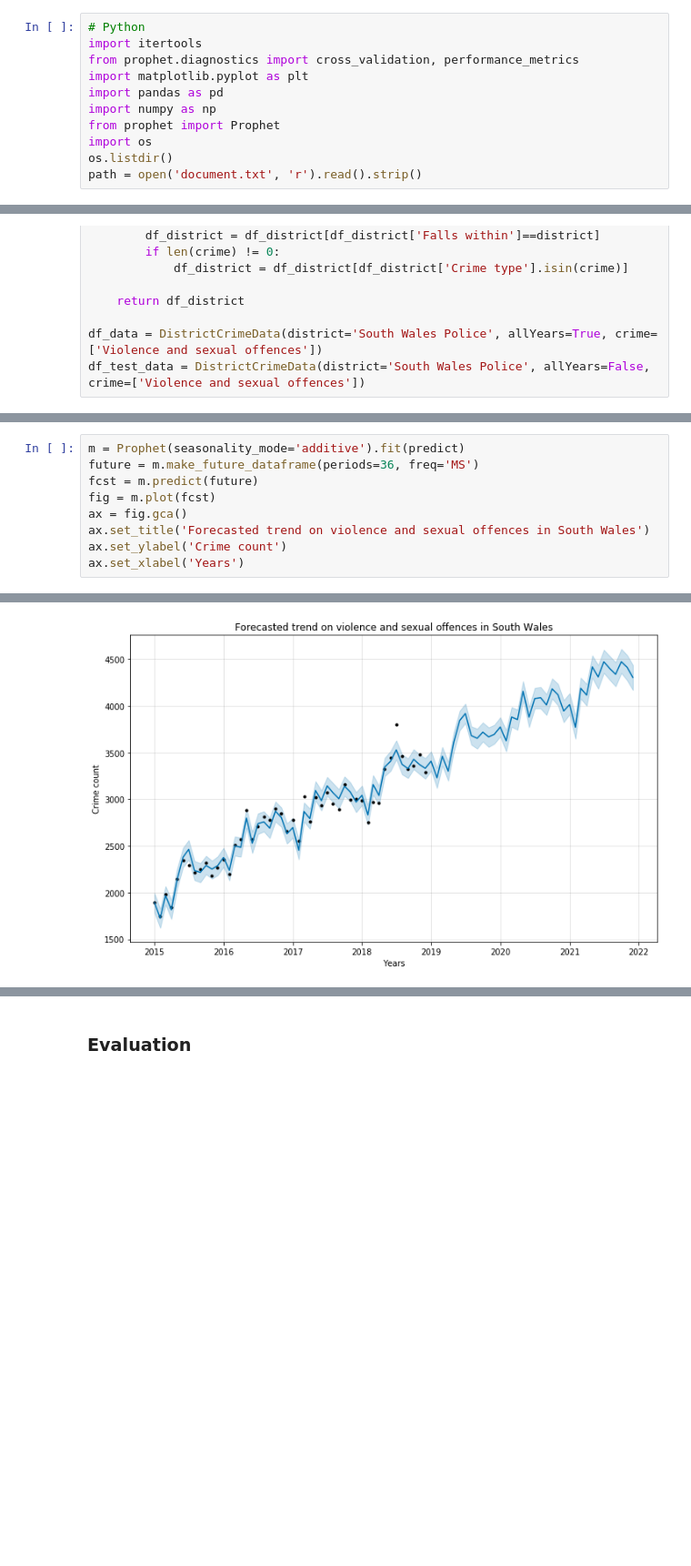
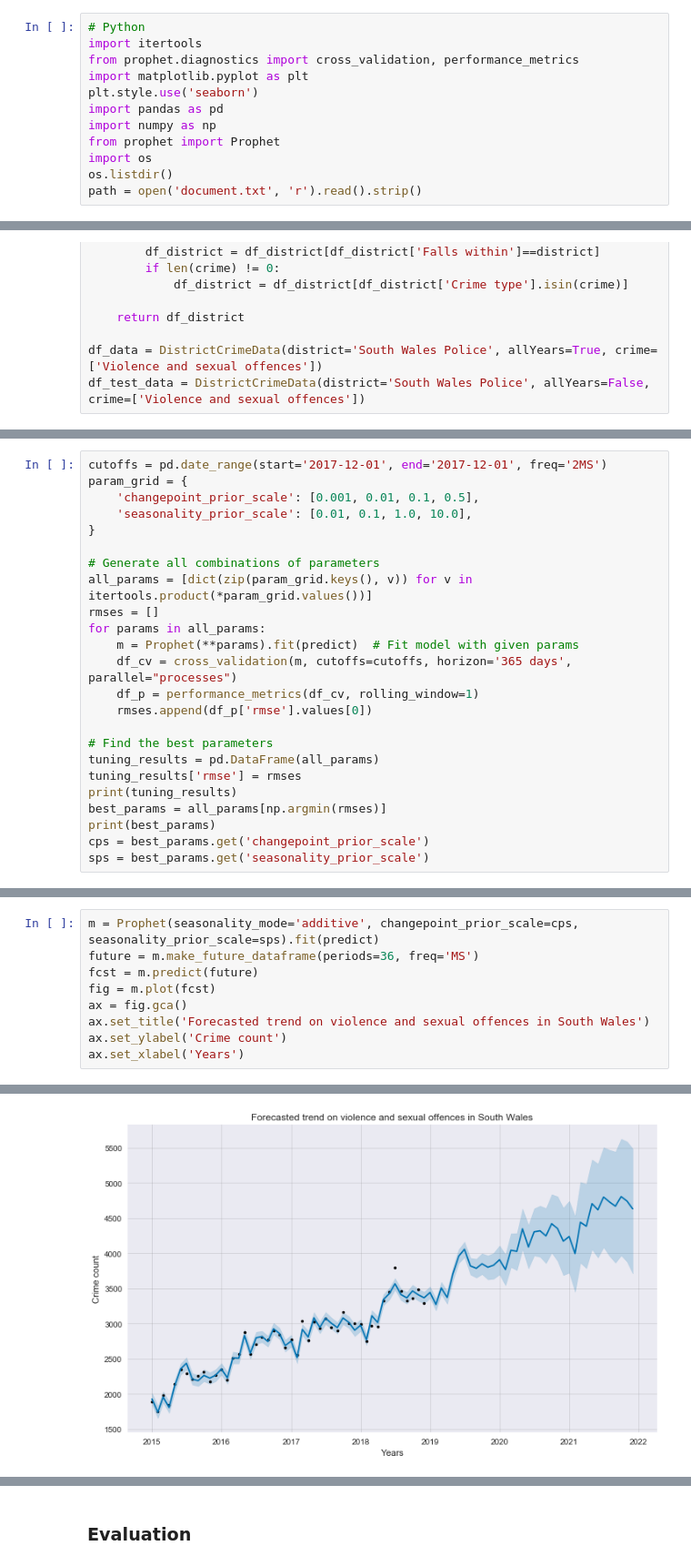
Before and after one commit to Dazai1623818/Datachallenge-2, a Jupyter notebook: Prophet.ipynb, the cells around one changed output, grey strips where cells are left out. Shown: that part at 91% size. Saved outputs shown, nothing was run; the diff lists cells and outputs as text; blank space fills up the shorter version.

```diff
--- a/Prophet.ipynb
+++ b/Prophet.ipynb
@@ -3,6 +3,7 @@
 import itertools
 from prophet.diagnostics import cross_validation, performance_metrics
 import matplotlib.pyplot as plt
+plt.style.use('seaborn')
 import pandas as pd
 import numpy as np
 from prophet import Prophet
@@ -94,0 +89,24 @@ predict['ds'] = pd.to_datetime(predict['ds'])
+# %%
+cutoffs = pd.date_range(start='2017-12-01', end='2017-12-01', freq='2MS')
+param_grid = {
+    'changepoint_prior_scale': [0.001, 0.01, 0.1, 0.5],
+    'seasonality_prior_scale': [0.01, 0.1, 1.0, 10.0],
+}
+
+# Generate all combinations of parameters
+all_params = [dict(zip(param_grid.keys(), v)) for v in itertools.product(*param_grid.values())]
+rmses = []
+for params in all_params:
+    m = Prophet(**params).fit(predict)  # Fit model with given params
+    df_cv = cross_validation(m, cutoffs=cutoffs, horizon='365 days', parallel="processes")
+    df_p = performance_metrics(df_cv, rolling_window=1)
+    rmses.append(df_p['rmse'].values[0])
+
+# Find the best parameters
+tuning_results = pd.DataFrame(all_params)
+tuning_results['rmse'] = rmses
+print(tuning_results)
+best_params = all_params[np.argmin(rmses)]
+print(best_params)
+cps = best_params.get('changepoint_prior_scale')
+sps = best_params.get('seasonality_prior_scale')
@@ -95,5 +151,5 @@ predict['ds'] = pd.to_datetime(predict['ds'])
 # %%
-m = Prophet(seasonality_mode='additive').fit(predict)
+m = Prophet(seasonality_mode='additive', changepoint_prior_scale=cps, seasonality_prior_scale=sps).fit(predict)
 future = m.make_future_dataframe(periods=36, freq='MS')
 fcst = m.predict(future)
 fig = m.plot(fcst)
@@ -108 +164 @@ Text(0.5, 33.0, 'Years')
-[figure, old version]
+[figure, new version]
```
Also changed, not shown: parts of 19 cells of this notebook, 1 other file.
